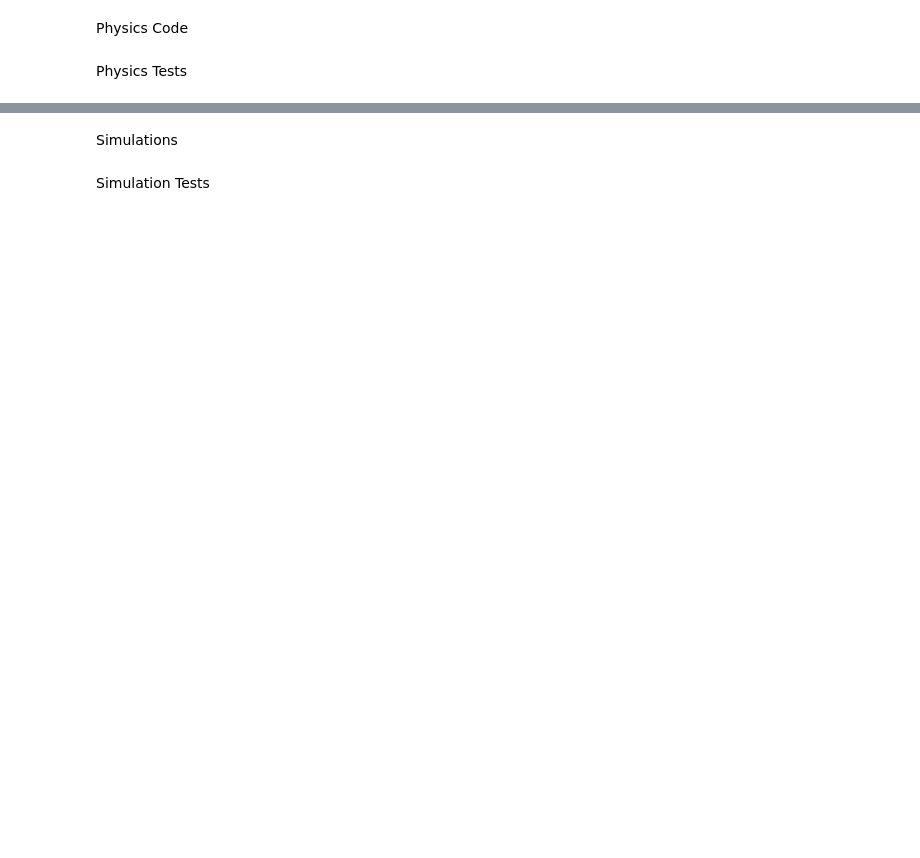
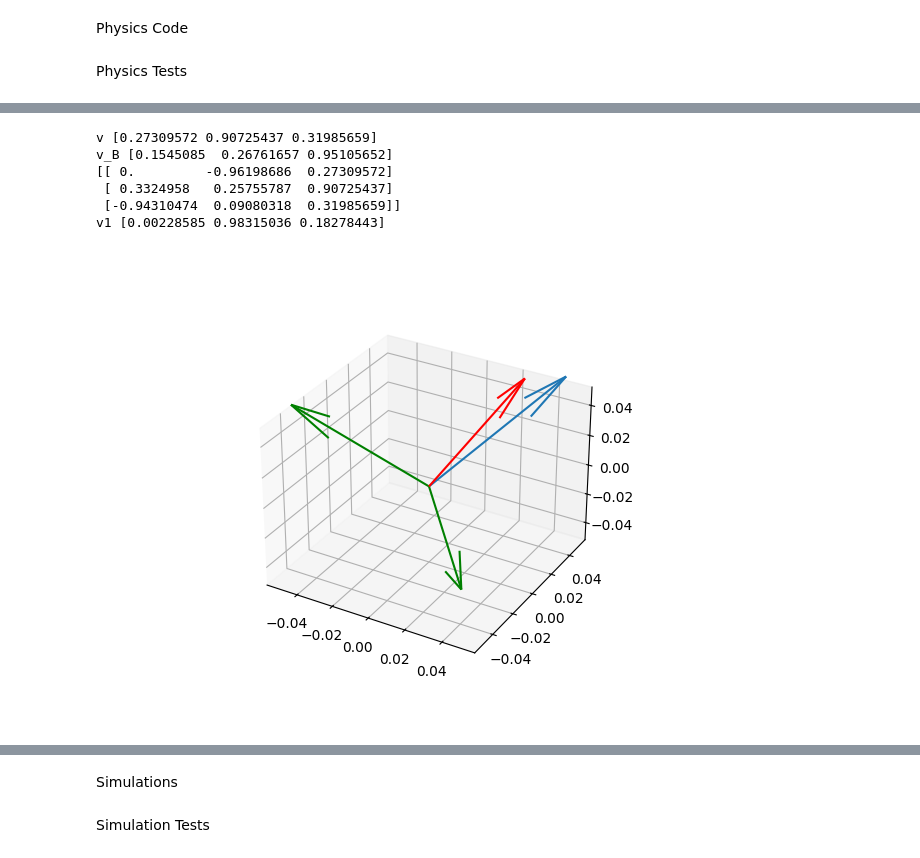
Before and after one commit to deanr02/Rutherford, a Jupyter notebook: mcsim.ipynb, the cells around one changed output, grey strips where cells are left out. Saved outputs shown, nothing was run; the diff lists cells and outputs as text; code cells hidden in the pictures; blank space fills up the shorter version.

```diff
--- a/mcsim.ipynb
+++ b/mcsim.ipynb
@@ -168,0 +286,60 @@ Physics Tests
+# %%
+# Test deflect method
+
+a = generate(0)
+
+fig = plt.figure()
+ax1 = fig.add_subplot(projection='3d')
+
+v0 = a.v
+v= v0
+
+dtheta = pi/10
+dphi = pi/3
+ds = 0
+
+
+s = np.linalg.norm(v0)
+theta = np.arccos(v0[2]/s)
+
+
+
+# Create vector perpendicular to v
+v = v0/s
+u = np.cross(v,np.add(v, np.array([1,0,0])))
+u = u/np.linalg.norm(u)
+w = np.cross(v,u)
+
+# Create basis transformations
+B = np.array([u, w, v]).transpose() #Change of basis matrix v-basis -> standard
+print("v " + str(v))
+
+# Create vector in v basis in spherical coordiantes with rotations
+v_B = np.array([np.sin(dtheta) * np.cos(dphi), np.sin(dtheta) * np.sin(dphi), np.cos(dtheta)])
+print("v_B " + str(v_B))
+
+# transform back to standard basis
+v1 = np.matmul(B, v_B)
+print(B)
+print("v1 " + str(v1))
+
+# adjust magnitude
+#s += ds
+#v1 = s * new_v/np.linalg.norm(new_v)
+
+ax1.quiver(0,0,0, v[0], v[1], v[2], length=.1)
+ax1.quiver(0,0,0, u[0], u[1], u[2], length=.1, color = 'green')
+ax1.quiver(0,0,0, w[0], w[1], w[2], length=.1, color = 'green')
+#ax1.quiver(0,0,0, v_B[0], v_B[1], v_B[2], length=0.00000000001, color = 'orange')
+#ax1.quiver(0,0,0, 0, 0, 1, length=0.00000000001, color = 'orange')
+ax1.quiver(0,0,0, v1[0], v1[1], v1[2], length=.1, color='red')
+
+plt.show()
+# %% [output]
+v [0.27309572 0.90725437 0.31985659]
+v_B [0.1545085  0.26761657 0.95105652]
+[[ 0.         -0.96198686  0.27309572]
+ [ 0.3324958   0.25755787  0.90725437]
+ [-0.94310474  0.09080318  0.31985659]]
+v1 [0.00228585 0.98315036 0.18278443]
+[figure, added]
```
Also changed, not shown: parts of 19 cells of this notebook, 13 other files.
